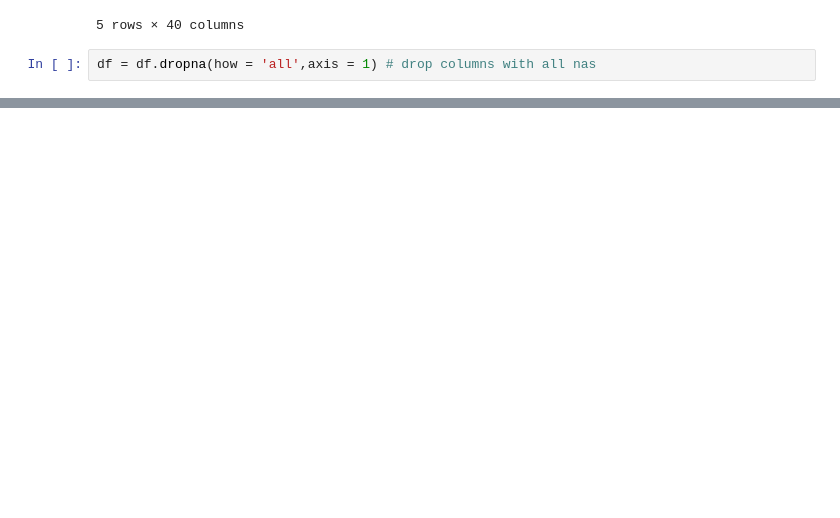
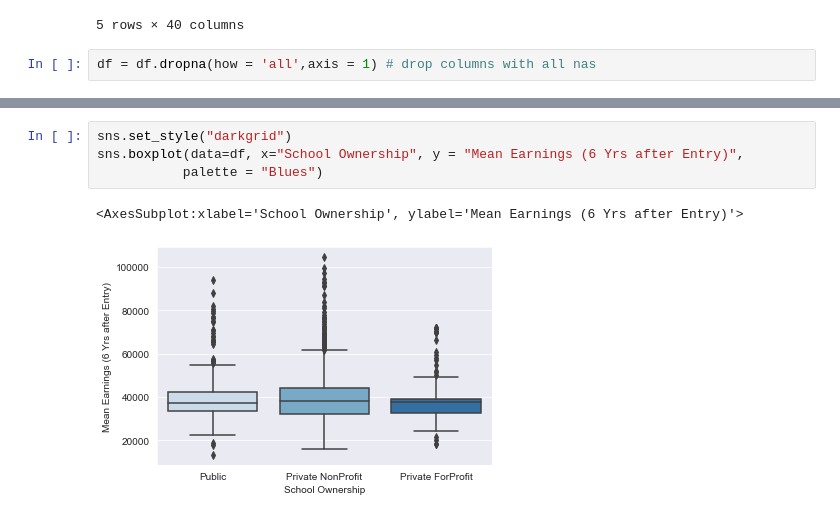
Before and after one commit to runstats21/college-score-card-analysis, a Jupyter notebook: CollegeScorecardEDA.ipynb, the cells around one changed output, grey strips where cells are left out. Saved outputs shown, nothing was run; the diff lists cells and outputs as text; blank space fills up the shorter version.

```diff
--- a/CollegeScorecardEDA.ipynb
+++ b/CollegeScorecardEDA.ipynb
@@ -56,0 +100,7 @@ grid.map_upper(sns.scatterplot)
+# %%
+sns.set_style("darkgrid")
+sns.boxplot(data=df, x="School Ownership", y = "Mean Earnings (6 Yrs after Entry)",
+           palette = "Blues")
+# %% [output]
+<AxesSubplot:xlabel='School Ownership', ylabel='Mean Earnings (6 Yrs after Entry)'>
+[figure, added]
```
Also changed, not shown: parts of 14 cells of this notebook, 2 other files.
